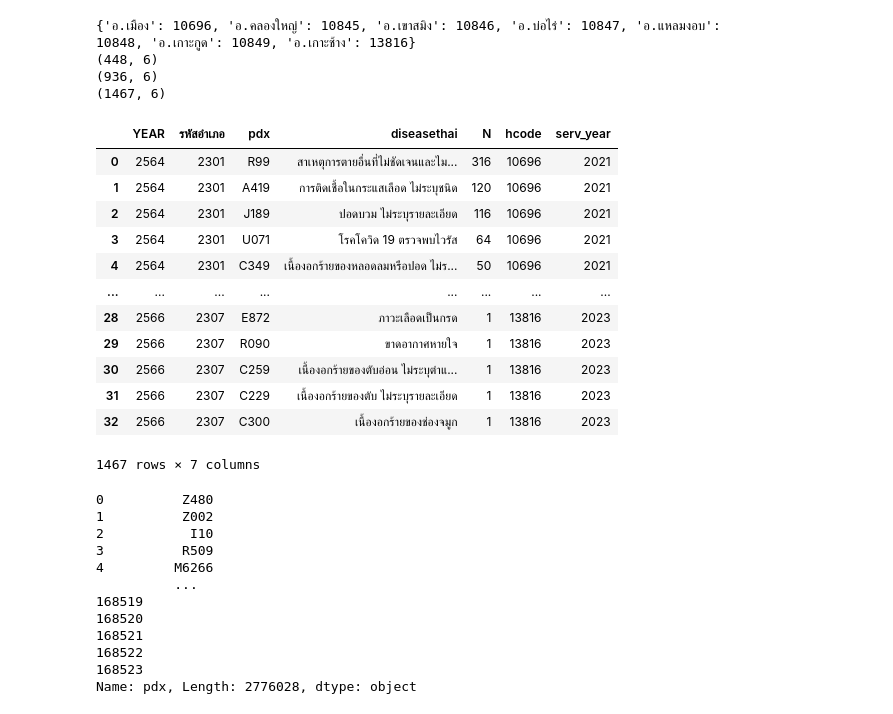
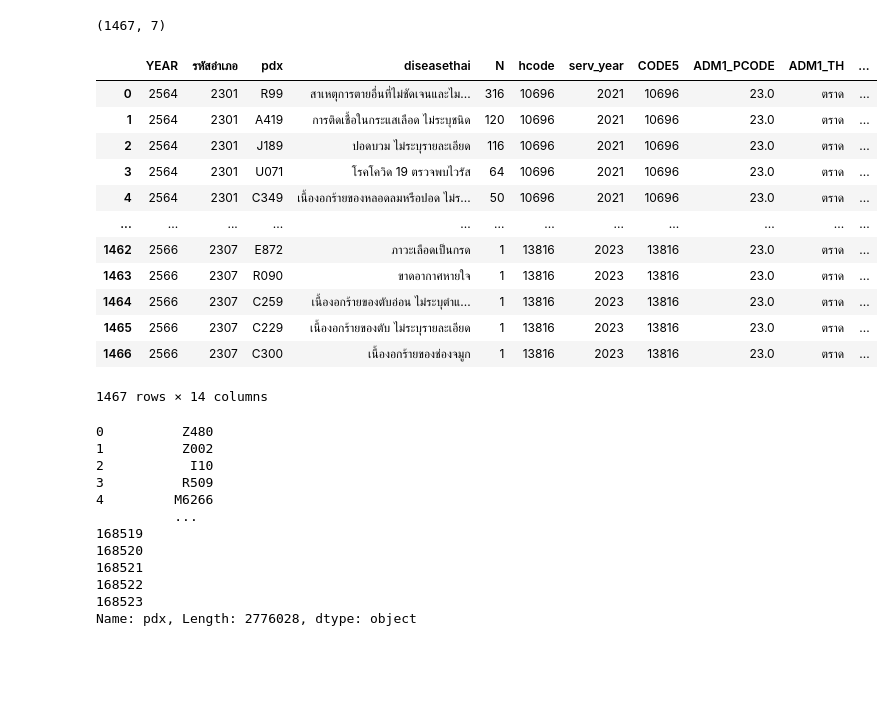
Before and after one commit to AdvancedDataScience/PHIDS, a Jupyter notebook: DataTest.ipynb, the cells around one changed output. Drawn from its saved outputs; the diff is of its cells as text; code cells hidden in the pictures; blank space fills up the shorter version.

```diff
--- a/DataTest.ipynb
+++ b/DataTest.ipynb
@@ -1,29 +1,31 @@
 # %%
 ds_all=pd.read_pickle(DataDirectory +'ds/ds.pkl.zip', compression='zip')
 print(ds_all.shape)
+hosp_codes_full=pd.read_excel("assets/health_office_excel.xlsx")
+hosp_codes=hosp_codes_full[['รหัส 5 หลัก','รหัสจังหวัด', 'จังหวัด', 'รหัสอำเภอ', 'อำเภอ/เขต', 'รหัสตำบล','ตำบล/แขวง']].rename(columns={'รหัส 5 หลัก':'CODE5','รหัสจังหวัด':'ADM1_PCODE','จังหวัด':'ADM1_TH','รหัสอำเภอ':'ADM2_PCODE','อำเภอ/เขต':'ADM2_TH','รหัสตำบล':'ADM3_PCODE','ตำบล/แขวง':'ADM3_TH'})
 
 
-DS_df=ds_all.merge(hosp_codes,left_on='hcode',right_on='CODE5')
-DS_InitialDistrict=DS_df[['ADM2_TH','ADM2_PCODE']].sort_values('ADM2_PCODE')['ADM2_TH'].iloc[0]
-DS_InitialSubdistrict=DS_df[['ADM3_TH','ADM3_PCODE']].sort_values('ADM3_PCODE')['ADM3_TH'].iloc[0]
+#DS_InitialDistrict=DS_df[['ADM2_TH','ADM2_PCODE']].sort_values('ADM2_PCODE')['ADM2_TH'].iloc[0]
+#DS_InitialSubdistrict=DS_df[['ADM3_TH','ADM3_PCODE']].sort_values('ADM3_PCODE')['ADM3_TH'].iloc[0]
 # %% [output]
-{'อ.เมือง': 10696, 'อ.คลองใหญ่': 10845, 'อ.เขาสมิง': 10846, 'อ.บ่อไร่': 10847, 'อ.แหลมงอบ': 10848, 'อ.เกาะกูด': 10849, 'อ.เกาะช้าง': 13816}
-(448, 6)
-(936, 6)
-(1467, 6)
+(1467, 7)
-|  | YEAR | รหัสอำเภอ | pdx | diseasethai | N | hcode | serv_year |
-| 0 | 2564 | 2301 | R99 | สาเหตุการตายอื่นที่ไม่ชัดเจนและไม... | 316 | 10696 | 2021 |
-| 1 | 2564 | 2301 | A419 | การติดเชื้อในกระแสเลือด ไม่ระบุชนิด | 120 | 10696 | 2021 |
-| 2 | 2564 | 2301 | J189 | ปอดบวม ไม่ระบุรายละเอียด | 116 | 10696 | 2021 |
-| 3 | 2564 | 2301 | U071 | โรคโควิด 19 ตรวจพบไวรัส | 64 | 10696 | 2021 |
-| 4 | 2564 | 2301 | C349 | เนื้องอกร้ายของหลอดลมหรือปอด ไม่ร... | 50 | 10696 | 2021 |
-| ... | ... | ... | ... | ... | ... | ... | ... |
-| 28 | 2566 | 2307 | E872 | ภาวะเลือดเป็นกรด | 1 | 13816 | 2023 |
-| 29 | 2566 | 2307 | R090 | ขาดอากาศหายใจ | 1 | 13816 | 2023 |
-| 30 | 2566 | 2307 | C259 | เนื้องอกร้ายของตับอ่อน ไม่ระบุตำแ... | 1 | 13816 | 2023 |
-| 31 | 2566 | 2307 | C229 | เนื้องอกร้ายของตับ ไม่ระบุรายละเอียด | 1 | 13816 | 2023 |
-| 32 | 2566 | 2307 | C300 | เนื้องอกร้ายของช่องจมูก | 1 | 13816 | 2023 |
-1467 rows × 7 columns
+# %%
+DS_df=ds_all.merge(hosp_codes,left_on='hcode',right_on='CODE5')
+DS_df.rename({'pdx':'CODE','diseasethai':'Disease'})
+# %% [output]
+|  | YEAR | รหัสอำเภอ | pdx | diseasethai | N | hcode | serv_year | CODE5 | ADM1_PCODE | ADM1_TH | ... |
+| 0 | 2564 | 2301 | R99 | สาเหตุการตายอื่นที่ไม่ชัดเจนและไม... | 316 | 10696 | 2021 | 10696 | 23.0 | ตราด | ... |
+| 1 | 2564 | 2301 | A419 | การติดเชื้อในกระแสเลือด ไม่ระบุชนิด | 120 | 10696 | 2021 | 10696 | 23.0 | ตราด | ... |
+| 2 | 2564 | 2301 | J189 | ปอดบวม ไม่ระบุรายละเอียด | 116 | 10696 | 2021 | 10696 | 23.0 | ตราด | ... |
+| 3 | 2564 | 2301 | U071 | โรคโควิด 19 ตรวจพบไวรัส | 64 | 10696 | 2021 | 10696 | 23.0 | ตราด | ... |
+| 4 | 2564 | 2301 | C349 | เนื้องอกร้ายของหลอดลมหรือปอด ไม่ร... | 50 | 10696 | 2021 | 10696 | 23.0 | ตราด | ... |
+| ... | ... | ... | ... | ... | ... | ... | ... | ... | ... | ... | ... |
+| 1462 | 2566 | 2307 | E872 | ภาวะเลือดเป็นกรด | 1 | 13816 | 2023 | 13816 | 23.0 | ตราด | ... |
+| 1463 | 2566 | 2307 | R090 | ขาดอากาศหายใจ | 1 | 13816 | 2023 | 13816 | 23.0 | ตราด | ... |
+| 1464 | 2566 | 2307 | C259 | เนื้องอกร้ายของตับอ่อน ไม่ระบุตำแ... | 1 | 13816 | 2023 | 13816 | 23.0 | ตราด | ... |
+| 1465 | 2566 | 2307 | C229 | เนื้องอกร้ายของตับ ไม่ระบุรายละเอียด | 1 | 13816 | 2023 | 13816 | 23.0 | ตราด | ... |
+| 1466 | 2566 | 2307 | C300 | เนื้องอกร้ายของช่องจมูก | 1 | 13816 | 2023 | 13816 | 23.0 | ตราด | ... |
+1467 rows × 14 columns
 # %%
 Folder = 'ip'
 iFile='uc_ip_1.csv'
```
